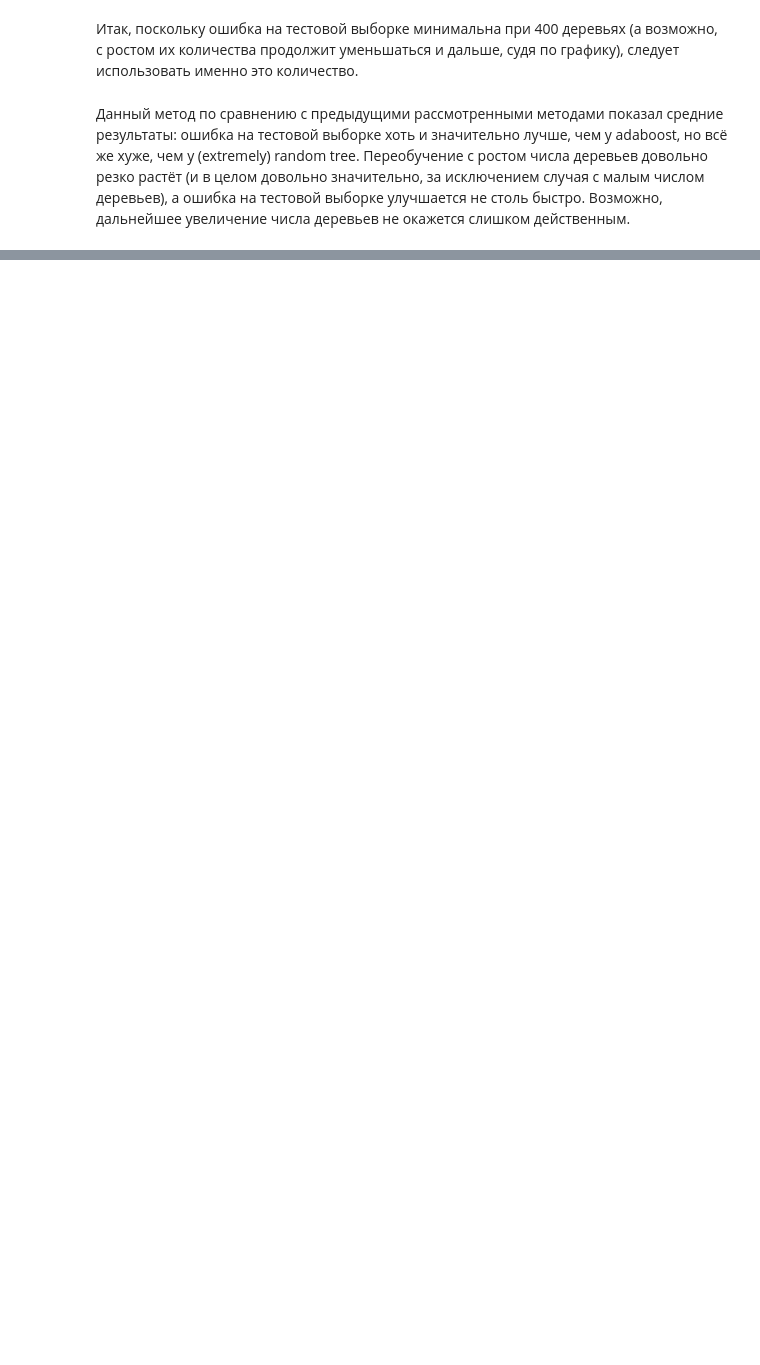
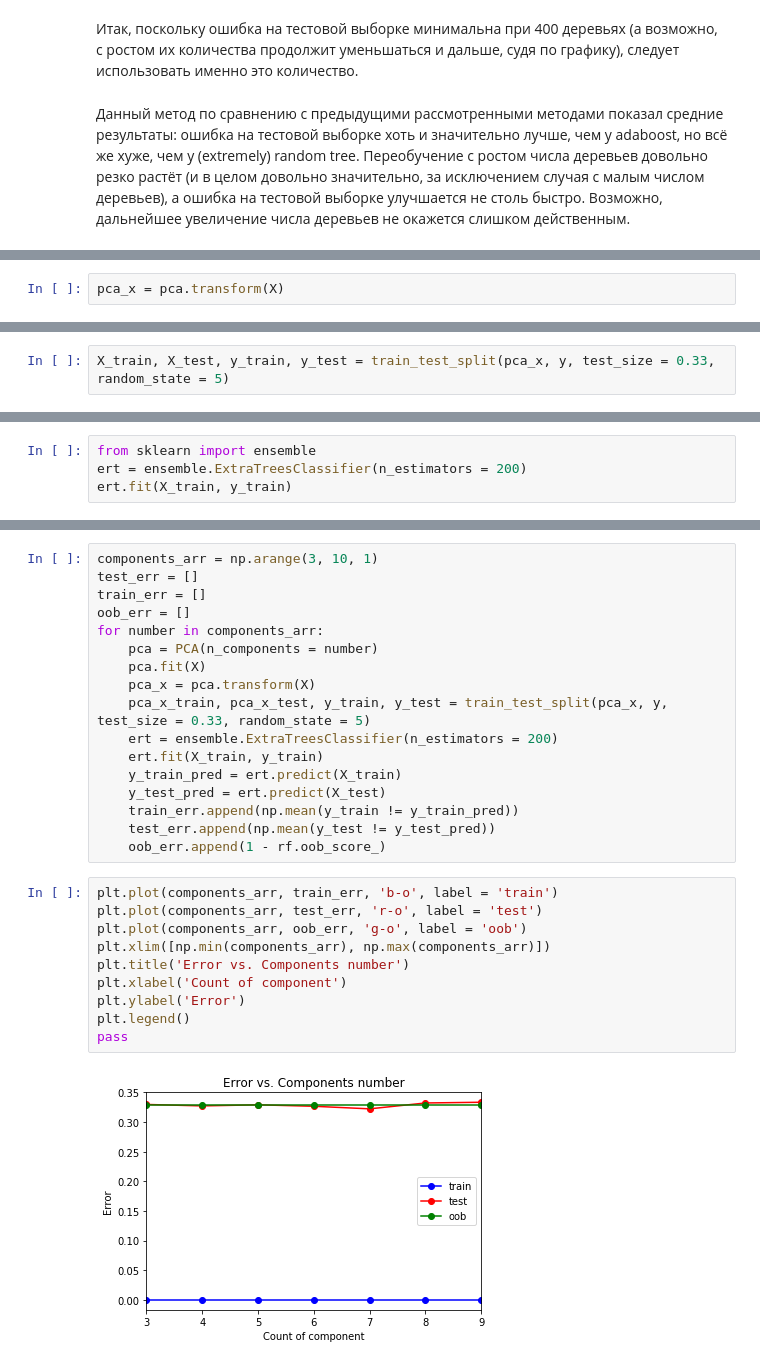
Before and after one commit to alitsov/machine-learning-homeworks, a Jupyter notebook: winequality-white.ipynb, the cells around one changed output, grey strips where cells are left out. Saved outputs shown, nothing was run; the diff lists cells and outputs as text; blank space fills up the shorter version.

```diff
--- a/winequality-white.ipynb
+++ b/winequality-white.ipynb
@@ -1104,0 +1126,2 @@ print("Минимальная ошибка на тестовой выборке
+# %%
+pca_x = pca.transform(X)
@@ -1104,0 +1136,2 @@ print("Минимальная ошибка на тестовой выборке
+# %%
+X_train, X_test, y_train, y_test = train_test_split(pca_x, y, test_size = 0.33, random_state = 5)
@@ -1104,0 +1142,4 @@ print("Минимальная ошибка на тестовой выборке
+# %%
+from sklearn import ensemble
+ert = ensemble.ExtraTreesClassifier(n_estimators = 200)
+ert.fit(X_train, y_train)
@@ -1104,0 +1168,29 @@ print("Минимальная ошибка на тестовой выборке
+# %%
+components_arr = np.arange(3, 10, 1)
+test_err = []
+train_err = []
+oob_err = []
+for number in components_arr:
+    pca = PCA(n_components = number)
+    pca.fit(X)
+    pca_x = pca.transform(X)
+    pca_x_train, pca_x_test, y_train, y_test = train_test_split(pca_x, y, test_size = 0.33, random_state = 5)
+    ert = ensemble.ExtraTreesClassifier(n_estimators = 200)
+    ert.fit(X_train, y_train)
+    y_train_pred = ert.predict(X_train)
+    y_test_pred = ert.predict(X_test)
+    train_err.append(np.mean(y_train != y_train_pred))
+    test_err.append(np.mean(y_test != y_test_pred))
+    oob_err.append(1 - rf.oob_score_)
+# %%
+plt.plot(components_arr, train_err, 'b-o', label = 'train')
+plt.plot(components_arr, test_err, 'r-o', label = 'test')
+plt.plot(components_arr, oob_err, 'g-o', label = 'oob')
+plt.xlim([np.min(components_arr), np.max(components_arr)])
+plt.title('Error vs. Components number')
+plt.xlabel('Count of component')
+plt.ylabel('Error')
+plt.legend()
+pass
+# %% [output]
+[figure, added]
```
Also changed, not shown: parts of 38 cells of this notebook.
